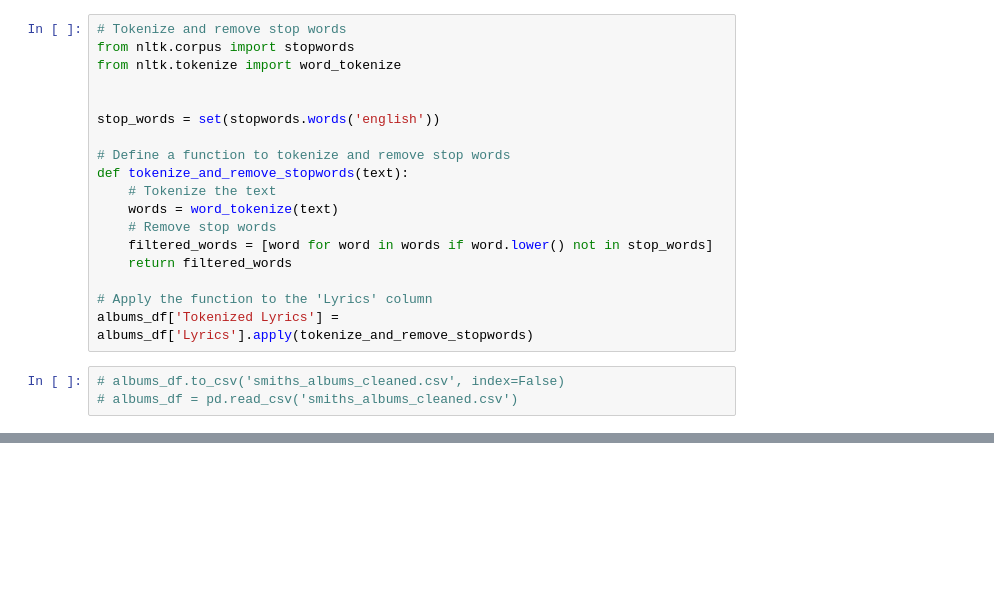
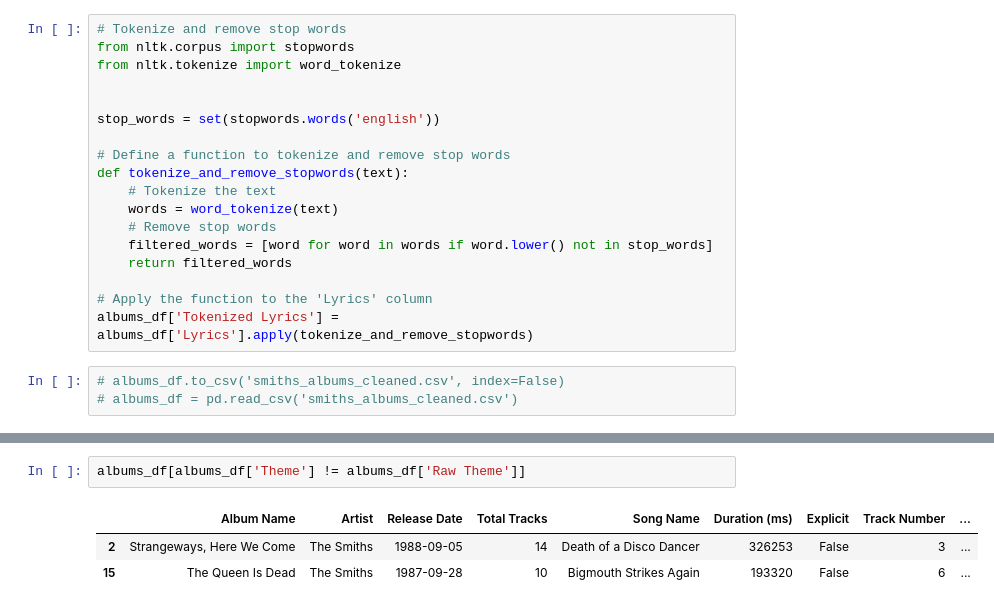
Before and after one commit to uniquedapoet/School-Projects, a Jupyter notebook: INFO_3510/Project1-Smiths-Analysis/SmithsProject.ipynb, the cells around one changed output, grey strips where cells are left out. Drawn from its saved outputs; the diff is of its cells as text; blank space fills up the shorter version.

```diff
--- a/INFO_3510/Project1-Smiths-Analysis/SmithsProject.ipynb
+++ b/INFO_3510/Project1-Smiths-Analysis/SmithsProject.ipynb
@@ -347,0 +470,6 @@ p.pprint(lyrics)
+# %%
+albums_df[albums_df['Theme'] != albums_df['Raw Theme']]
+# %% [output]
+|  | Album Name | Artist | Release Date | Total Tracks | Song Name | Duration (ms) | Explicit | Track Number | ... |
+| 2 | Strangeways, Here We Come | The Smiths | 1988-09-05 | 14 | Death of a Disco Dancer | 326253 | False | 3 | ... |
+| 15 | The Queen Is Dead | The Smiths | 1987-09-28 | 10 | Bigmouth Strikes Again | 193320 | False | 6 | ... |
```
Also changed, not shown: parts of 16 cells of this notebook, 2 other files.
